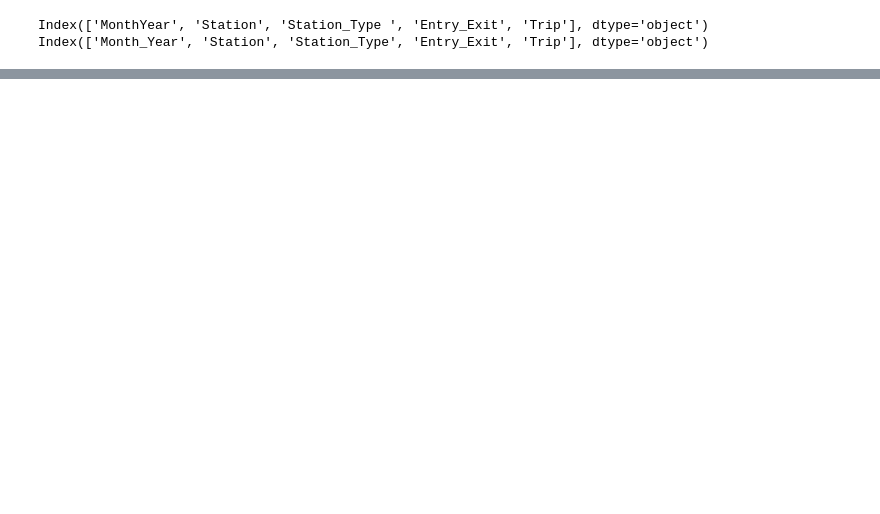
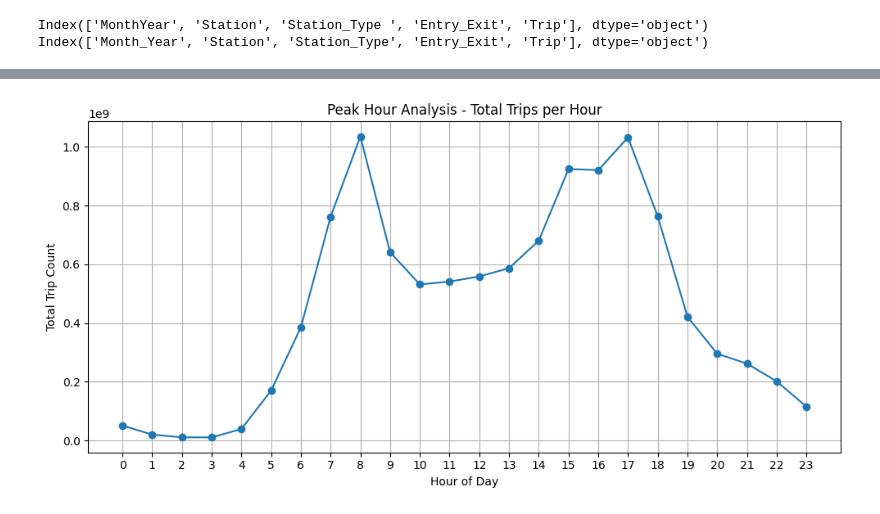
Before and after one commit to Yatik0452/NSWTravelTrack, a Jupyter notebook: goofballs.ipynb, the cells around one changed output, grey strips where cells are left out. Cells and saved outputs as stored; diff of their text form; code cells hidden in the pictures; blank space fills up the shorter version.

Commit message:
Made graphs

```diff
--- a/goofballs.ipynb
+++ b/goofballs.ipynb
@@ -106,0 +180,18 @@ dtype: int64
+# %%
+import matplotlib.pyplot as plt
+
+# Group by hour
+peak_hour = opal_df.groupby('tap_hour')['trip_count'].sum().reset_index()
+
+# Plot
+plt.figure(figsize=(10, 5))
+plt.plot(peak_hour['tap_hour'], peak_hour['trip_count'], marker='o')
+plt.title('Peak Hour Analysis - Total Trips per Hour')
+plt.xlabel('Hour of Day')
+plt.ylabel('Total Trip Count')
+plt.xticks(range(0, 24))
+plt.grid(True)
+plt.tight_layout()
+plt.show()
+# %% [output]
+[figure, added]
```
Also changed, not shown: parts of 6 cells of this notebook.
